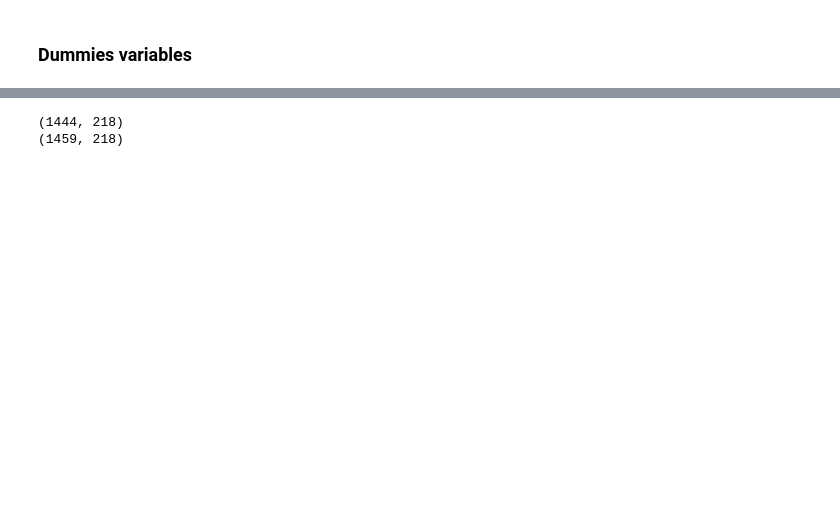
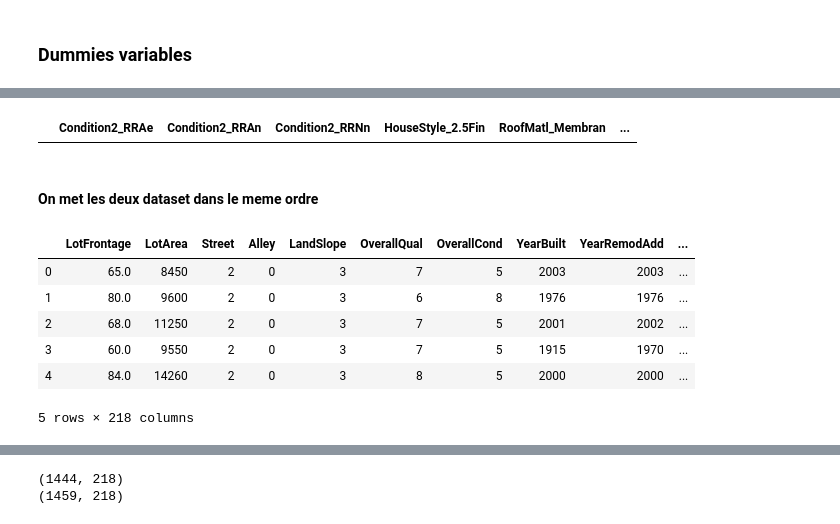
Before and after one commit to Simplon-IA-Bdx-1/house-prices-julien-vincent, a Jupyter notebook: house_prices_regression.ipynb, the cells around one changed output, grey strips where cells are left out. Cells and saved outputs as stored; diff of their text form; code cells hidden in the pictures; blank space fills up the shorter version.

```diff
--- a/house_prices_regression.ipynb
+++ b/house_prices_regression.ipynb
@@ -559,3 +612,2 @@ print(datas.shape)
-# %%
-train = datas[:ntrain]
-test = datas[ntrain:]
+# %%
+test = pd.get_dummies(test, columns=qual, drop_first=True)
@@ -561,0 +624,2 @@ test = datas[ntrain:]
+# %%
+missing_train_cols = pd.DataFrame(columns = [feature for feature in test.columns.values if feature not in train.columns.values])
@@ -561,0 +634,6 @@ test = datas[ntrain:]
+# %%
+missing_test_cols
+# %% [output]
+|  | Condition2_RRAe | Condition2_RRAn | Condition2_RRNn | HouseStyle_2.5Fin | RoofMatl_Membran | ... |
+# %%
+train = pd.concat([train,missing_train_cols], axis=1, verify_integrity = True)
@@ -561,0 +642,2 @@ test = datas[ntrain:]
+# %% [markdown]
+#### On met les deux dataset dans le meme ordre
@@ -561,0 +646,10 @@ test = datas[ntrain:]
+# %%
+train.head()
+# %% [output]
+|  | LotFrontage | LotArea | Street | Alley | LandSlope | OverallQual | OverallCond | YearBuilt | YearRemodAdd | ... |
+| 0 | 65.0 | 8450 | 2 | 0 | 3 | 7 | 5 | 2003 | 2003 | ... |
+| 1 | 80.0 | 9600 | 2 | 0 | 3 | 6 | 8 | 1976 | 1976 | ... |
+| 2 | 68.0 | 11250 | 2 | 0 | 3 | 7 | 5 | 2001 | 2002 | ... |
+| 3 | 60.0 | 9550 | 2 | 0 | 3 | 7 | 5 | 1915 | 1970 | ... |
+| 4 | 84.0 | 14260 | 2 | 0 | 3 | 8 | 5 | 2000 | 2000 | ... |
+5 rows × 218 columns
```
Also changed, not shown: parts of 57 cells of this notebook, 12 other files.
